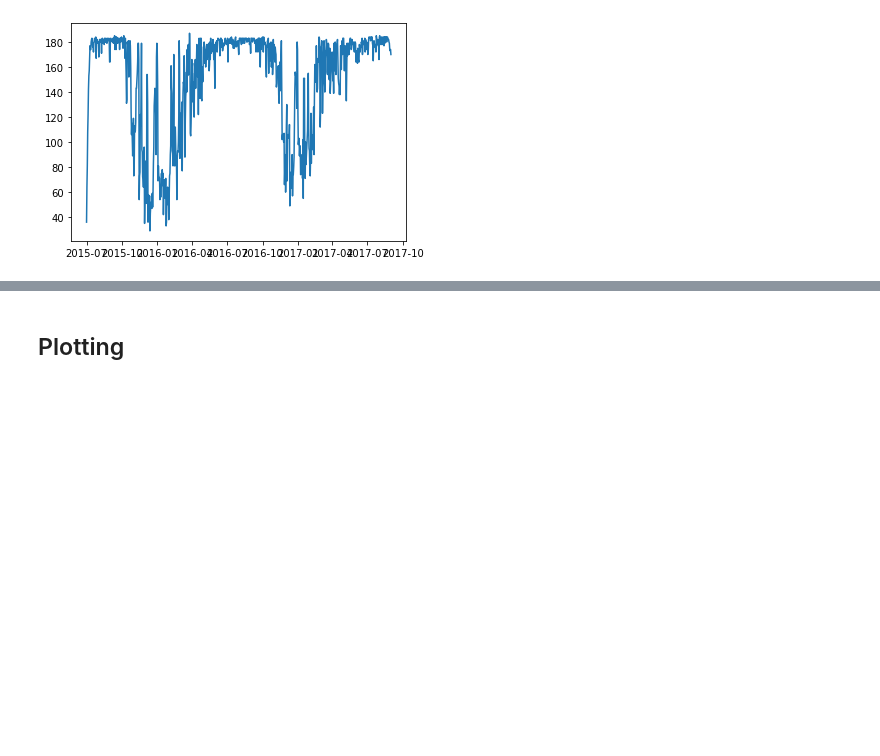
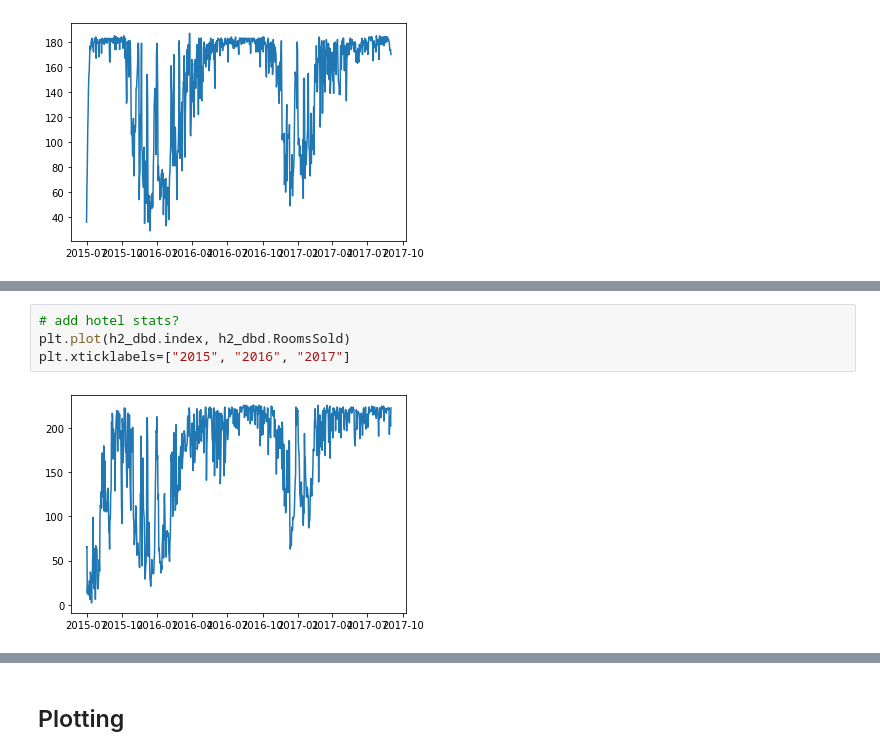
Before and after one commit to edubu2/hotel-revman-system, a Jupyter notebook: code/agg_test.ipynb, the cells around one changed output, grey strips where cells are left out. Cells and saved outputs as stored; diff of their text form; blank space fills up the shorter version.

```diff
--- a/code/agg_test.ipynb
+++ b/code/agg_test.ipynb
@@ -37,0 +38,6 @@ Wall time: 1min 11s
+# %%
+# add hotel stats?
+plt.plot(h2_dbd.index, h2_dbd.RoomsSold)
+plt.xticklabels=["2015", "2016", "2017"]
+# %% [output]
+[figure, added]
```
Also changed, not shown: parts of 8 cells of this notebook, 8 other files.
